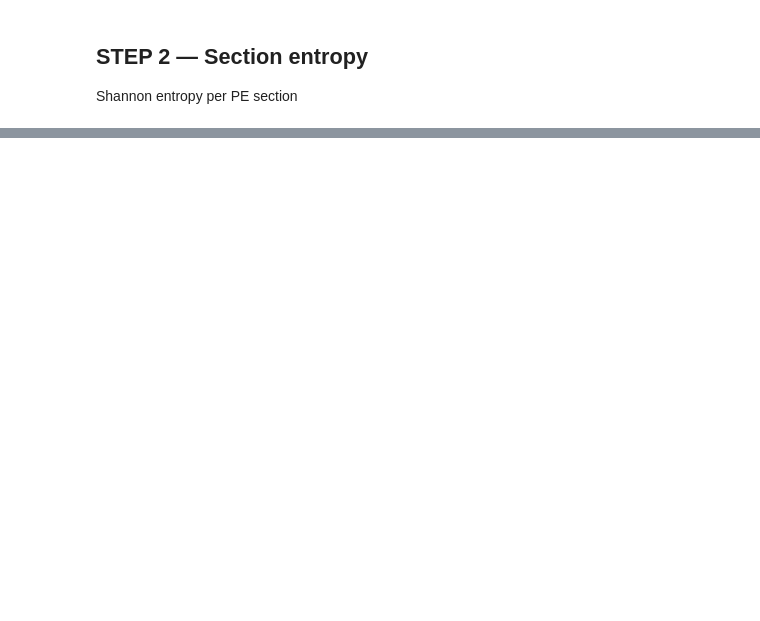
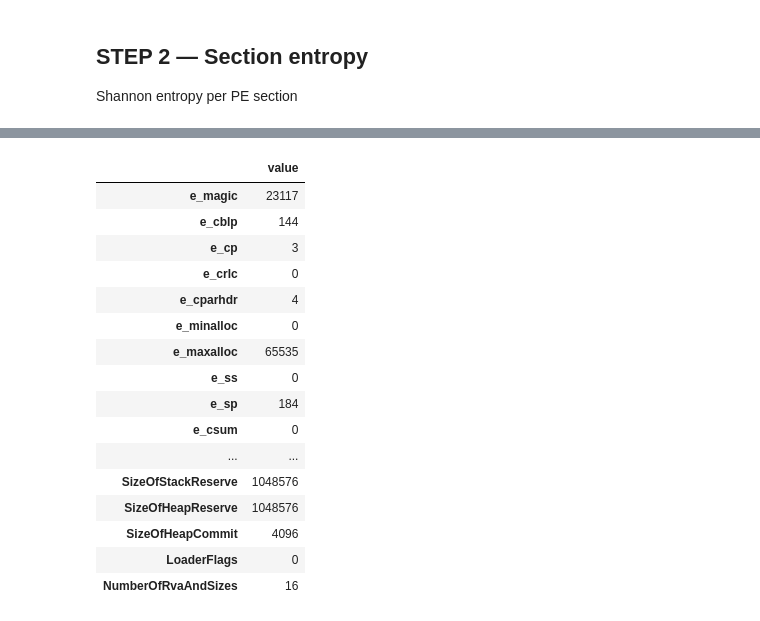
Before and after one commit to LegoKam/ZEIT8025-Project-report, a Jupyter notebook: analyser.ipynb, the cells around one changed output, grey strips where cells are left out. Saved outputs shown, nothing was run; the diff lists cells and outputs as text; code cells hidden in the pictures; blank space fills up the shorter version.

```diff
--- a/analyser.ipynb
+++ b/analyser.ipynb
@@ -176,0 +255,69 @@ Result: Benign
+# %%
+import joblib
+import pandas as pd
+
+PE_HEADER_MODEL_URL = (
+    "https://pocstorage1705.blob.core.windows.net/storage/output/pe_header.joblib?sp=r&st=2026-06-12T01:30:29Z&se=2027-06-12T09:45:29Z&spr=https&sv=2026-02-06&sr=b&sig=whHuc0%2BzBGFf6mYibRHwfOqJgculb935XAStnb906K0%3D"
+)
+PE_HEADER_MODEL_PATH = "/content/pe_header.joblib"
+
+!curl -L "{PE_HEADER_MODEL_URL}"  \
+   -o "{PE_HEADER_MODEL_PATH}"
+
+pe_header_model = joblib.load(PE_HEADER_MODEL_PATH)
+feature_cols = load_feature_cols(LOCAL_PE_HEADER_COLS_CSV)
+
+def extract_pe_header_vector(path: str, feature_cols: list) -> dict:
+    """Extract PE header fields matching PE_Header.csv columns; missing → 0."""
+    out = {col: 0 for col in feature_cols}
+    try:
+        pe = pefile.PE(path, fast_load=True)
+        pe.parse_data_directories()
+        dh, fh, oh = pe.DOS_HEADER, pe.FILE_HEADER, pe.OPTIONAL_HEADER
+
+        mapping = {
+            "e_magic": dh, "e_cblp": dh, "e_cp": dh, "e_crlc": dh, "e_cparhdr": dh,
+            "e_minalloc": dh, "e_maxalloc": dh, "e_ss": dh, "e_sp": dh, "e_csum": dh,
+            "e_ip": dh, "e_cs": dh, "e_lfarlc": dh, "e_ovno": dh, "e_oemid": dh,
+            "e_oeminfo": dh, "e_lfanew": dh,
+            "Machine": fh, "NumberOfSections": fh, "TimeDateStamp": fh,
+            "PointerToSymbolTable": fh, "NumberOfSymbols": fh,
+            "SizeOfOptionalHeader": fh, "Characteristics": fh,
+            "Magic": oh, "MajorLinkerVersion": oh, "MinorLinkerVersion": oh,
+            "SizeOfCode": oh, "SizeOfInitializedData": oh, "SizeOfUninitializedData": oh,
+            "AddressOfEntryPoint": oh, "BaseOfCode": oh, "ImageBase": oh,
+            "SectionAlignment": oh, "FileAlignment": oh,
+            "MajorOperatingSystemVersion": oh, "MinorOperatingSystemVersion": oh,
+            "MajorImageVersion": oh, "MinorImageVersion": oh,
+            "MajorSubsystemVersion": oh, "MinorSubsystemVersion": oh,
+            "Reserved1": oh, "SizeOfImage": oh, "SizeOfHeaders": oh, "CheckSum": oh,
+            "Subsystem": oh, "DllCharacteristics": oh, "SizeOfStackReserve": oh,
+            "SizeOfStackCommit": oh, "SizeOfHeapReserve": oh, "SizeOfHeapCommit": oh,
+            "LoaderFlags": oh, "NumberOfRvaAndSizes": oh,
+        }
+        for col in feature_cols:
+            obj = mapping.get(col)
+            if obj is not None:
+                out[col] = int(getattr(obj, col, 0))
+        pe.close()
+    except Exception as exc:
+        print(f"  [warn] PE header parse error: {exc}")
+    return out
+
+header_features = extract_pe_header_vector(MALWARE_FILE, feature_cols)
+pe_header_df = pd.DataFrame([header_features])[feature_cols]
+
+print("Extracted PE Header features (PE_Header.csv columns):")
+display(pe_header_df.T.rename(columns={0: "value"}))
+
+predicted_type = int(pe_header_model.predict(pe_header_df.values)[0])
+step3_result = "Suspicious" if predicted_type != 0 else "Benign"
+
+print("--------STEP-3 : RESULTS--------")
+print(3, "PE Header ML classifier", step3_result, {
+    "predicted_type": predicted_type,
+    "model_path": PE_HEADER_MODEL_PATH,
+    "nonzero_features": int((pe_header_df.values != 0).sum()),
+    "feature_count": len(feature_cols),
+})
+# %% [output]
@@ -176,0 +328,17 @@ Result: Benign
+|  | value |
+| e_magic | 23117 |
+| e_cblp | 144 |
+| e_cp | 3 |
+| e_crlc | 0 |
+| e_cparhdr | 4 |
+| e_minalloc | 0 |
+| e_maxalloc | 65535 |
+| e_ss | 0 |
+| e_sp | 184 |
+| e_csum | 0 |
+| ... | ... |
+| SizeOfStackReserve | 1048576 |
+| SizeOfHeapReserve | 1048576 |
+| SizeOfHeapCommit | 4096 |
+| LoaderFlags | 0 |
+| NumberOfRvaAndSizes | 16 |
```
Also changed, not shown: parts of 16 cells of this notebook.
